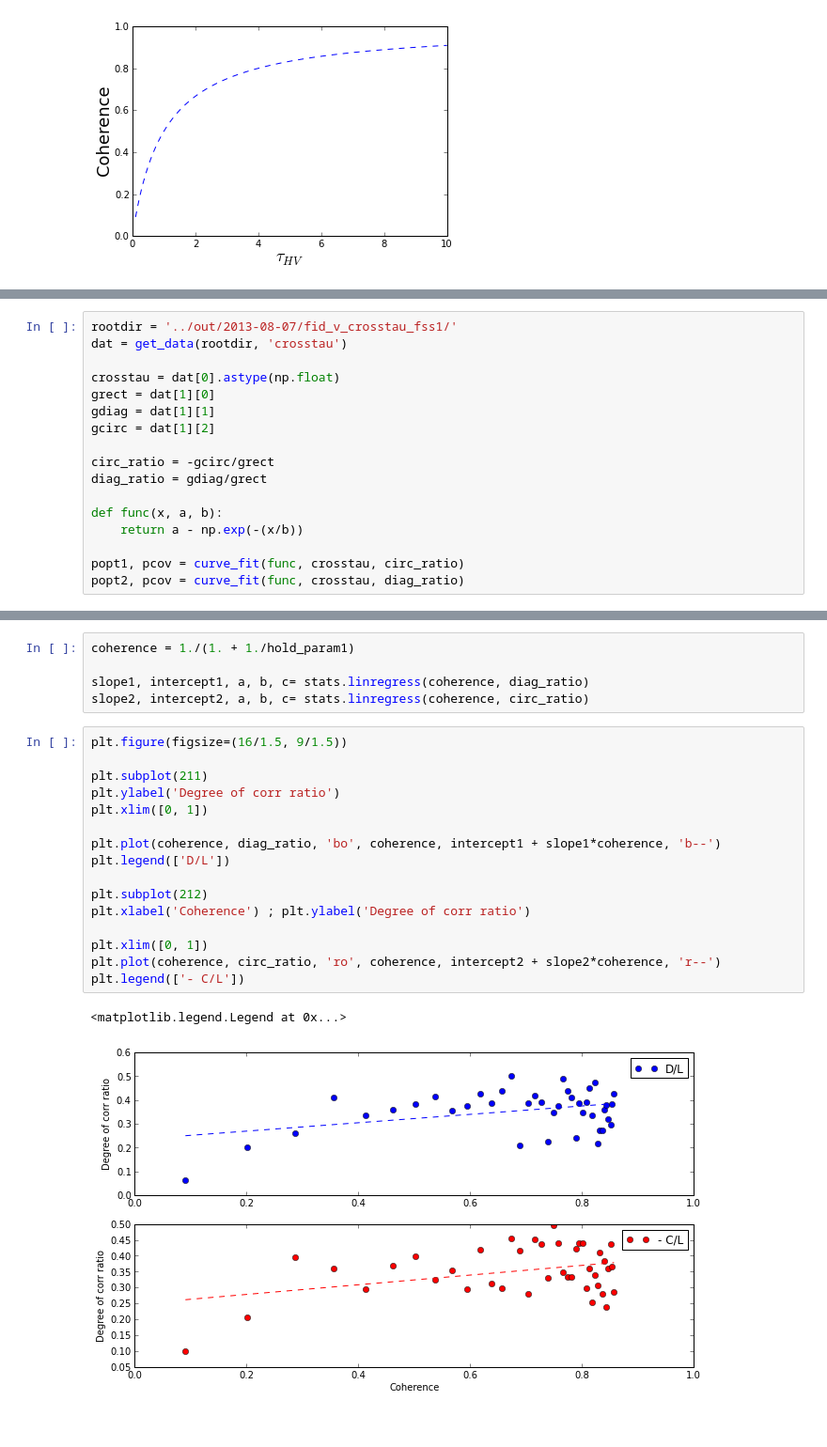
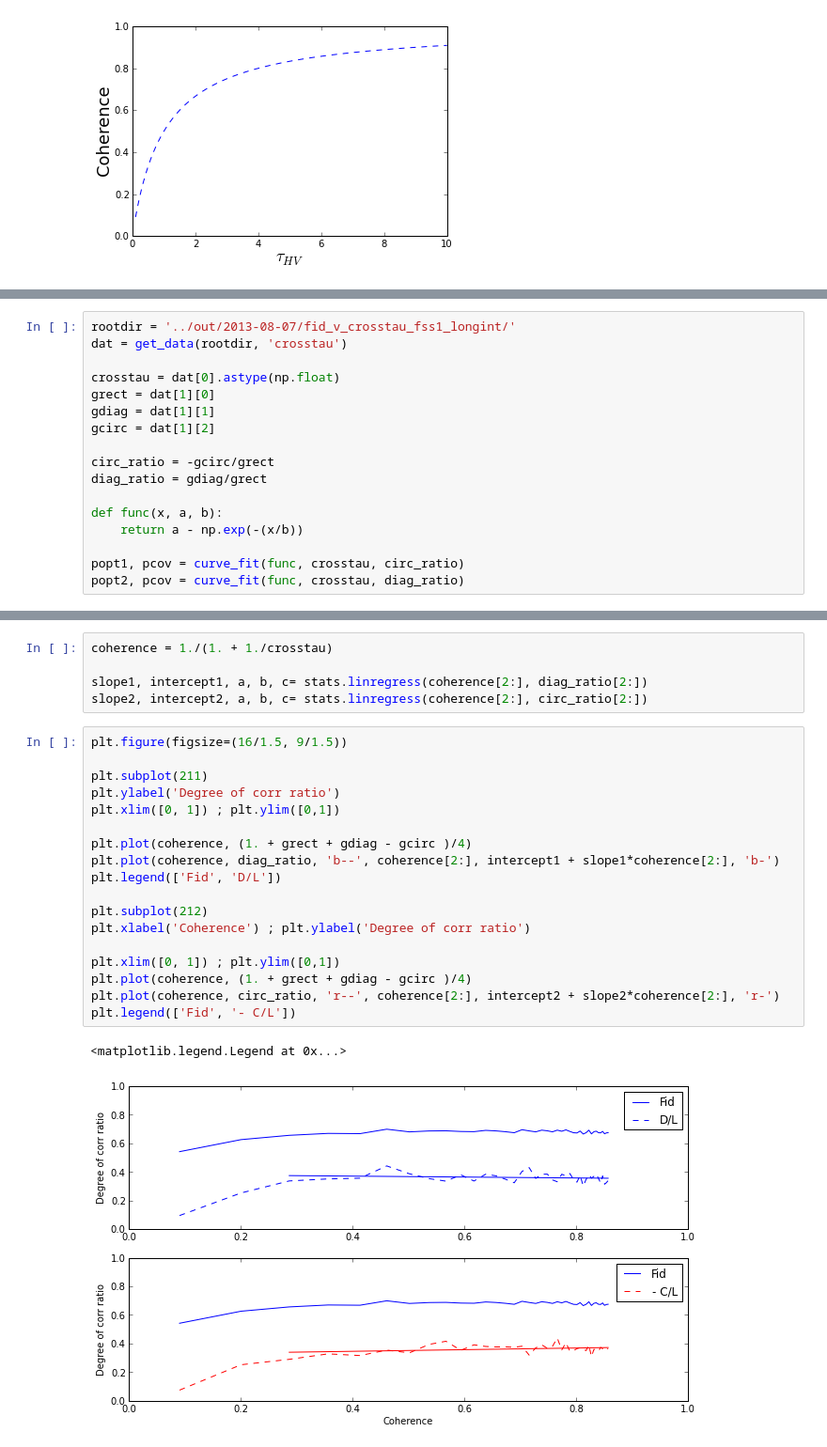
Before and after one commit to eoinmurray/icarus, a Jupyter notebook: notebooks/Degree of corrolation ratios.ipynb, the cells around one changed output, grey strips where cells are left out. Shown at 94% size. Drawn from its saved outputs; the diff is of its cells as text.

```diff
--- a/notebooks/Degree of corrolation ratios.ipynb
+++ b/notebooks/Degree of corrolation ratios.ipynb
@@ -113,5 +115,5 @@ plt.xlabel('$\\tau_{HV}$', fontsize=18) ; plt.ylabel('Coherence', fontsize=18)
 # %%
-rootdir = '../out/2013-08-07/fid_v_crosstau_fss1/'
+rootdir = '../out/2013-08-07/fid_v_crosstau_fss1_longint/'
 dat = get_data(rootdir, 'crosstau')
 
 crosstau = dat[0].astype(np.float)
@@ -142,24 +147,26 @@ plt.legend(['circ_ratio', 'fit', 'diag_ratio', 'fit'])
 # %%
-coherence = 1./(1. + 1./hold_param1)
+coherence = 1./(1. + 1./crosstau)
 
-slope1, intercept1, a, b, c= stats.linregress(coherence, diag_ratio)
-slope2, intercept2, a, b, c= stats.linregress(coherence, circ_ratio)
+slope1, intercept1, a, b, c= stats.linregress(coherence[2:], diag_ratio[2:])
+slope2, intercept2, a, b, c= stats.linregress(coherence[2:], circ_ratio[2:])
 # %%
 plt.figure(figsize=(16/1.5, 9/1.5))
 
 plt.subplot(211)
 plt.ylabel('Degree of corr ratio')
-plt.xlim([0, 1])
+plt.xlim([0, 1]) ; plt.ylim([0,1])
 
-plt.plot(coherence, diag_ratio, 'bo', coherence, intercept1 + slope1*coherence, 'b--')
-plt.legend(['D/L'])
+plt.plot(coherence, (1. + grect + gdiag - gcirc )/4)
+plt.plot(coherence, diag_ratio, 'b--', coherence[2:], intercept1 + slope1*coherence[2:], 'b-')
+plt.legend(['Fid', 'D/L'])
 
 plt.subplot(212)
 plt.xlabel('Coherence') ; plt.ylabel('Degree of corr ratio')
 
-plt.xlim([0, 1])
-plt.plot(coherence, circ_ratio, 'ro', coherence, intercept2 + slope2*coherence, 'r--')
-plt.legend(['- C/L'])
+plt.xlim([0, 1]) ; plt.ylim([0,1])
+plt.plot(coherence, (1. + grect + gdiag - gcirc )/4)
+plt.plot(coherence, circ_ratio, 'r--', coherence[2:], intercept2 + slope2*coherence[2:], 'r-')
+plt.legend(['Fid', '- C/L'])
 # %% [output]
 <matplotlib.legend.Legend at 0x...>
-[figure, old version]
+[figure, new version]
```
Also changed, not shown: parts of 6 cells of this notebook.
